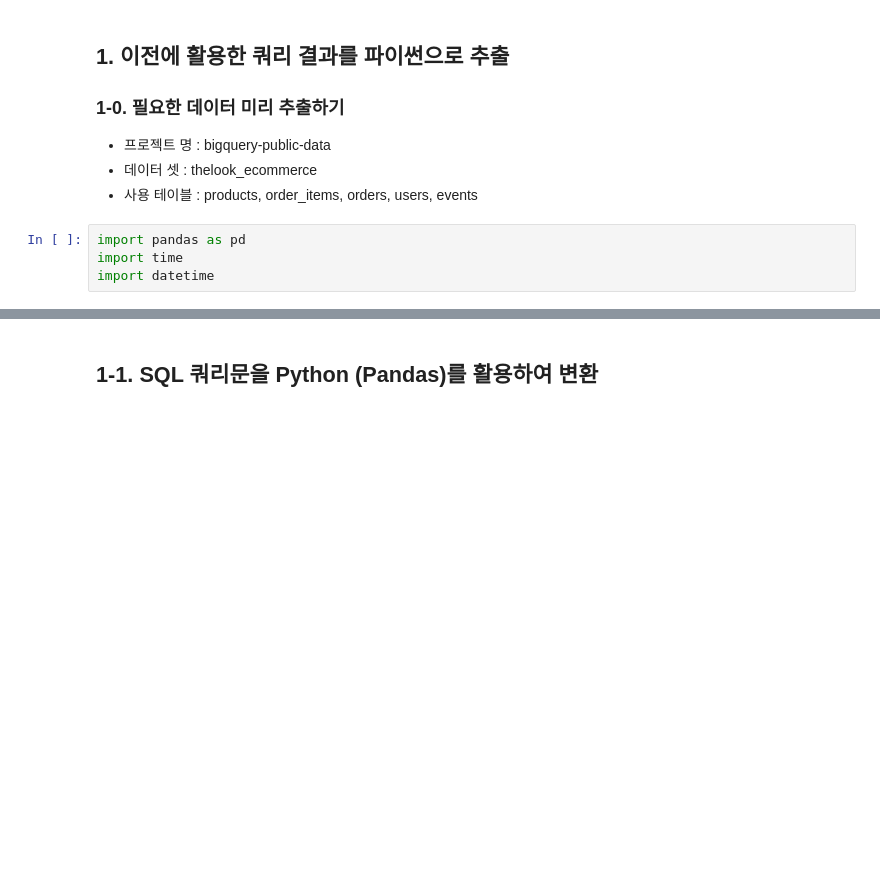
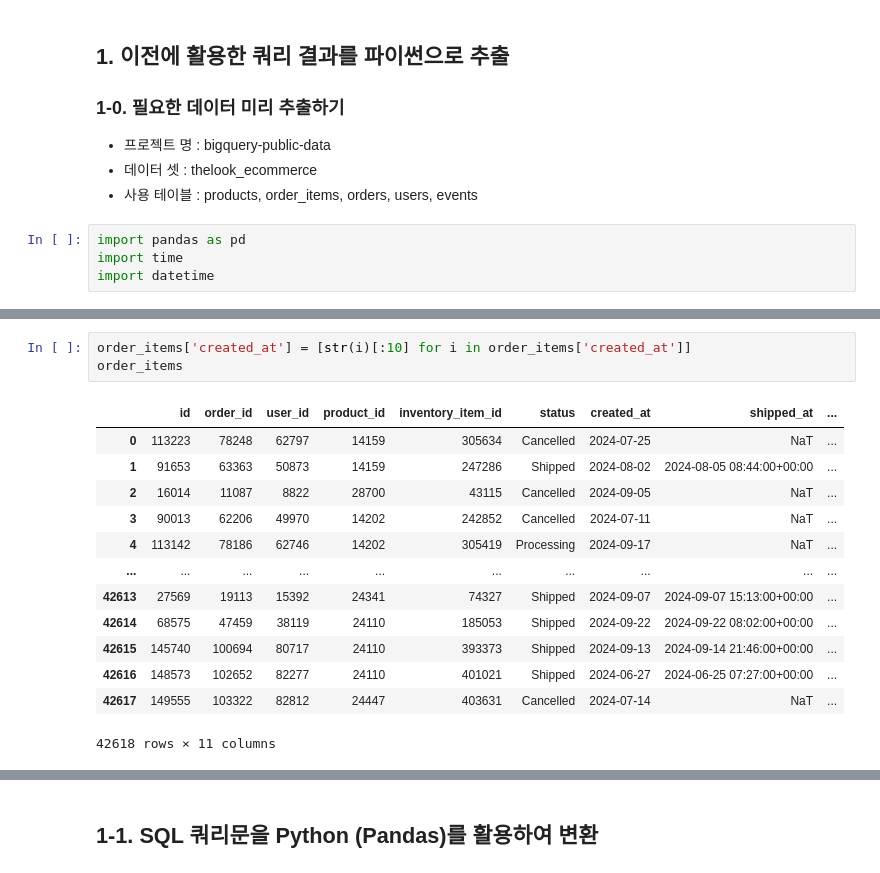
Before and after one commit to JinnieL/Bigquery-Pandas-, a Jupyter notebook: 3. BigQuery 사용법 및 Python 연동.ipynb, the cells around one changed output, grey strips where cells are left out. Cells and saved outputs as stored; diff of their text form; blank space fills up the shorter version.

```diff
--- a/3. BigQuery 사용법 및 Python 연동.ipynb
+++ b/3. BigQuery 사용법 및 Python 연동.ipynb
@@ -231,0 +209,17 @@ events
+# %%
+order_items['created_at'] = [str(i)[:10] for i in order_items['created_at']]
+order_items
+# %% [output]
+|  | id | order_id | user_id | product_id | inventory_item_id | status | created_at | shipped_at | ... |
+| 0 | 113223 | 78248 | 62797 | 14159 | 305634 | Cancelled | 2024-07-25 | NaT | ... |
+| 1 | 91653 | 63363 | 50873 | 14159 | 247286 | Shipped | 2024-08-02 | 2024-08-05 08:44:00+00:00 | ... |
+| 2 | 16014 | 11087 | 8822 | 28700 | 43115 | Cancelled | 2024-09-05 | NaT | ... |
+| 3 | 90013 | 62206 | 49970 | 14202 | 242852 | Cancelled | 2024-07-11 | NaT | ... |
+| 4 | 113142 | 78186 | 62746 | 14202 | 305419 | Processing | 2024-09-17 | NaT | ... |
+| ... | ... | ... | ... | ... | ... | ... | ... | ... | ... |
+| 42613 | 27569 | 19113 | 15392 | 24341 | 74327 | Shipped | 2024-09-07 | 2024-09-07 15:13:00+00:00 | ... |
+| 42614 | 68575 | 47459 | 38119 | 24110 | 185053 | Shipped | 2024-09-22 | 2024-09-22 08:02:00+00:00 | ... |
+| 42615 | 145740 | 100694 | 80717 | 24110 | 393373 | Shipped | 2024-09-13 | 2024-09-14 21:46:00+00:00 | ... |
+| 42616 | 148573 | 102652 | 82277 | 24110 | 401021 | Shipped | 2024-06-27 | 2024-06-25 07:27:00+00:00 | ... |
+| 42617 | 149555 | 103322 | 82812 | 24447 | 403631 | Cancelled | 2024-07-14 | NaT | ... |
+42618 rows × 11 columns
```
Also changed, not shown: parts of 24 cells of this notebook.
